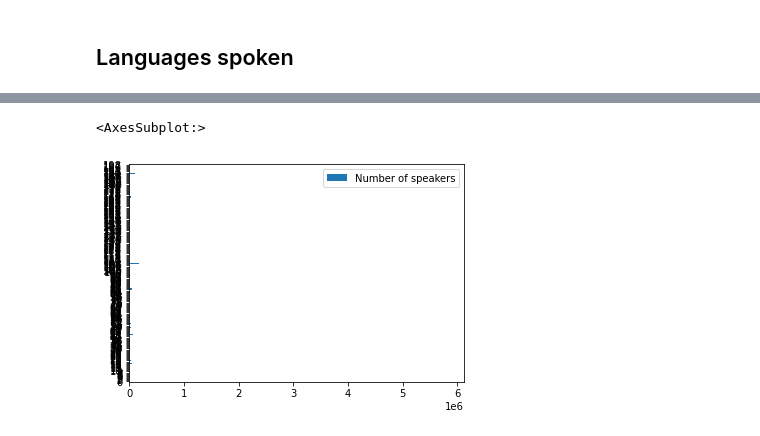
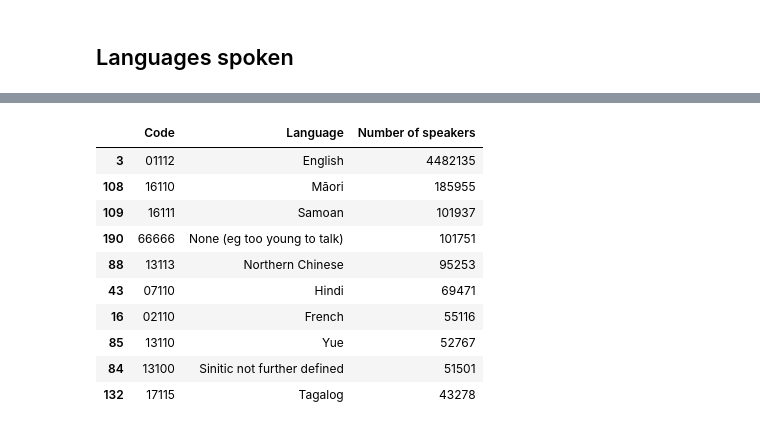
Before and after one commit to Joseph-See/NZ-Stats-Analysis-Python, a Jupyter notebook: NZ_census_analysis.ipynb, the cells around one changed output, grey strips where cells are left out. Drawn from its saved outputs; the diff is of its cells as text; code cells hidden in the pictures.

```diff
--- a/NZ_census_analysis.ipynb
+++ b/NZ_census_analysis.ipynb
@@ -31,7 +33,16 @@ df.head(10)
-# %%
-languages = df[['Language']]
-num_speakers = df[['Number of speakers']]
-num_speakers.plot(kind="barh")
-# %% [output]
-<AxesSubplot:>
-[figure, removed]
+# %%
+# Take only the top 10 languages spoken in NZ
+df_top10 = df.head(10)
+df_top10.head(df_top10.size)
+# %% [output]
+|  | Code | Language | Number of speakers |
+| 3 | 01112 | English | 4482135 |
+| 108 | 16110 | Māori | 185955 |
+| 109 | 16111 | Samoan | 101937 |
+| 190 | 66666 | None (eg too young to talk) | 101751 |
+| 88 | 13113 | Northern Chinese | 95253 |
+| 43 | 07110 | Hindi | 69471 |
+| 16 | 02110 | French | 55116 |
+| 85 | 13110 | Yue | 52767 |
+| 84 | 13100 | Sinitic not further defined | 51501 |
+| 132 | 17115 | Tagalog | 43278 |
```
Also changed, not shown: parts of 7 cells of this notebook, 2 other files.
